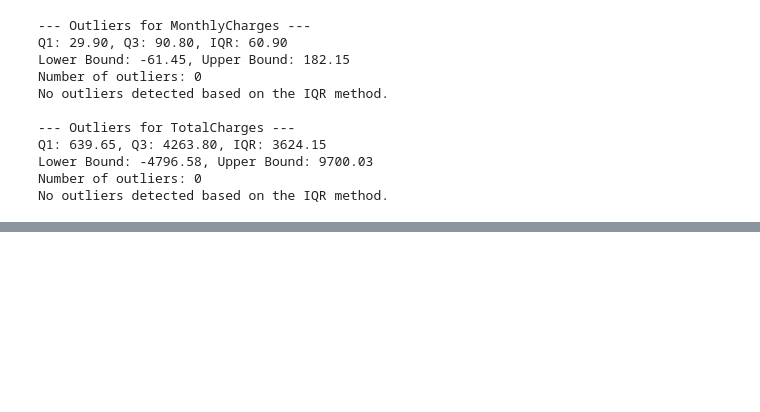
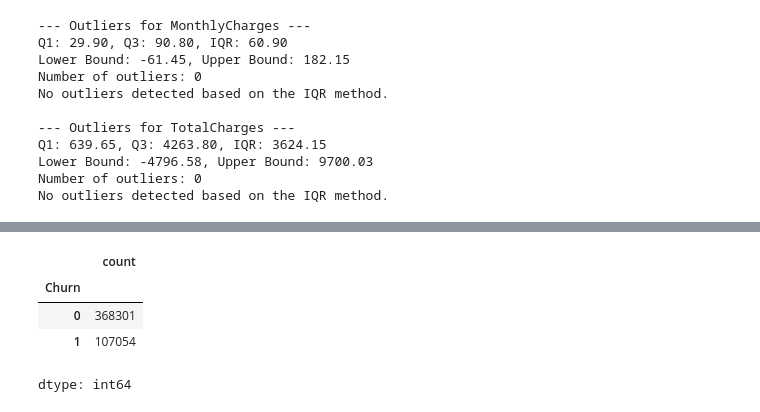
Before and after one commit to YugYadav25/kaggle-notebooks, a Jupyter notebook: Chrun Prediction playground-series-s6e3/ChurnPredic.ipynb, the cells around one changed output, grey strips where cells are left out. Saved outputs shown, nothing was run; the diff lists cells and outputs as text; code cells hidden in the pictures; blank space fills up the shorter version.

```diff
--- a/Chrun Prediction playground-series-s6e3/ChurnPredic.ipynb
+++ b/Chrun Prediction playground-series-s6e3/ChurnPredic.ipynb
@@ -553,0 +591,8 @@ No outliers detected based on the IQR method.
+# %%
+y_train.value_counts()
+# %% [output]
+|  | count |
+| Churn |  |
+| 0 | 368301 |
+| 1 | 107054 |
+dtype: int64
```
Also changed, not shown: parts of 12 cells of this notebook.
